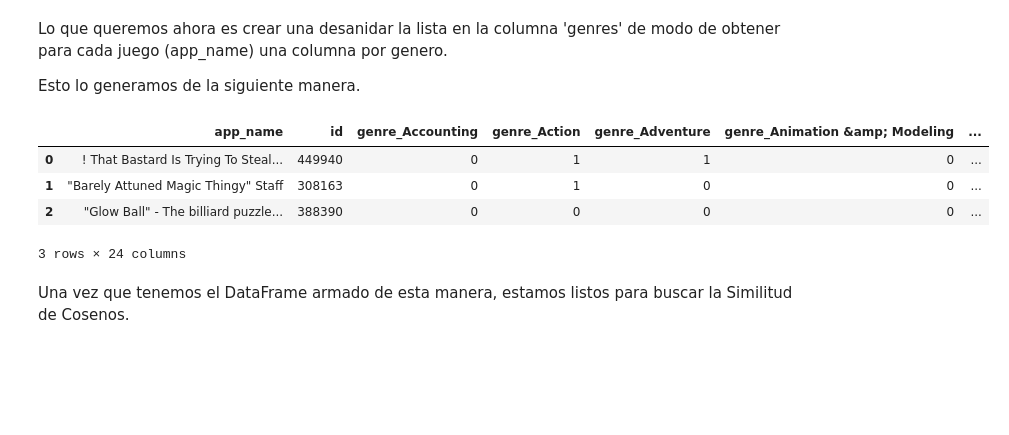
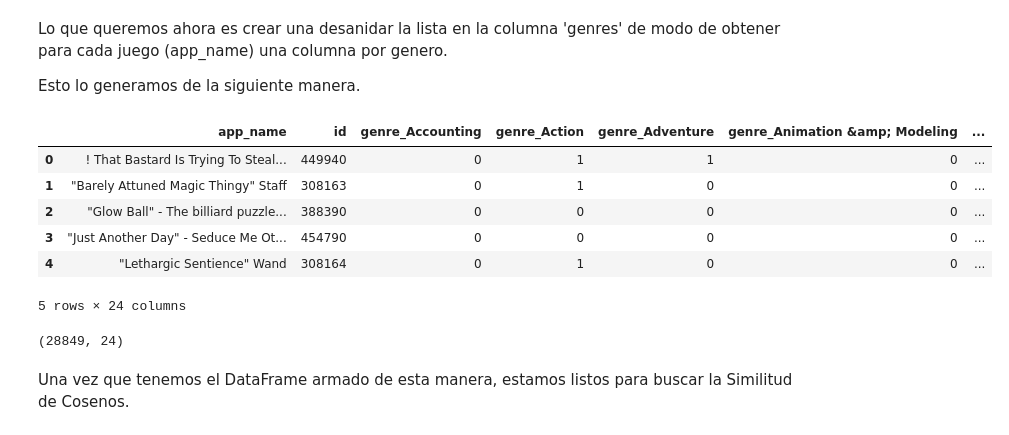
Before and after one commit to JPBertonee/PI_MLOps_Henry, a Jupyter notebook: Desarrollo.ipynb, the cells around one changed output. Drawn from its saved outputs; the diff is of its cells as text; code cells hidden in the pictures; blank space fills up the shorter version.

```diff
--- a/Desarrollo.ipynb
+++ b/Desarrollo.ipynb
@@ -1116,13 +1109,19 @@ df_modelo_final  = pd.get_dummies(df_modelo_final, columns=['genres'], prefix='g
 # Reorganizamos el DataFrame
 df_modelo_final = df_modelo_final.groupby(['app_name', 'id']).sum().reset_index()
 # %%
-df_modelo_final.head(3)
+df_modelo_final.head(5)
 # %% [output]
 |  | app_name | id | genre_Accounting | genre_Action | genre_Adventure | genre_Animation &amp; Modeling | ... |
 | 0 | ! That Bastard Is Trying To Steal... | 449940 | 0 | 1 | 1 | 0 | ... |
 | 1 | "Barely Attuned Magic Thingy" Staff | 308163 | 0 | 1 | 0 | 0 | ... |
 | 2 | "Glow Ball" - The billiard puzzle... | 388390 | 0 | 0 | 0 | 0 | ... |
+| 3 | "Just Another Day" - Seduce Me Ot... | 454790 | 0 | 0 | 0 | 0 | ... |
+| 4 | "Lethargic Sentience" Wand | 308164 | 0 | 1 | 0 | 0 | ... |
-3 rows × 24 columns
+5 rows × 24 columns
+# %%
+df_modelo_final.shape
+# %% [output]
+(28849, 24)
 # %% [markdown]
 Una vez que tenemos el DataFrame armado de esta manera, estamos listos para buscar la Similitud de Cosenos.
 # %%
```
Also changed, not shown: parts of 17 cells of this notebook, 3 other files.
